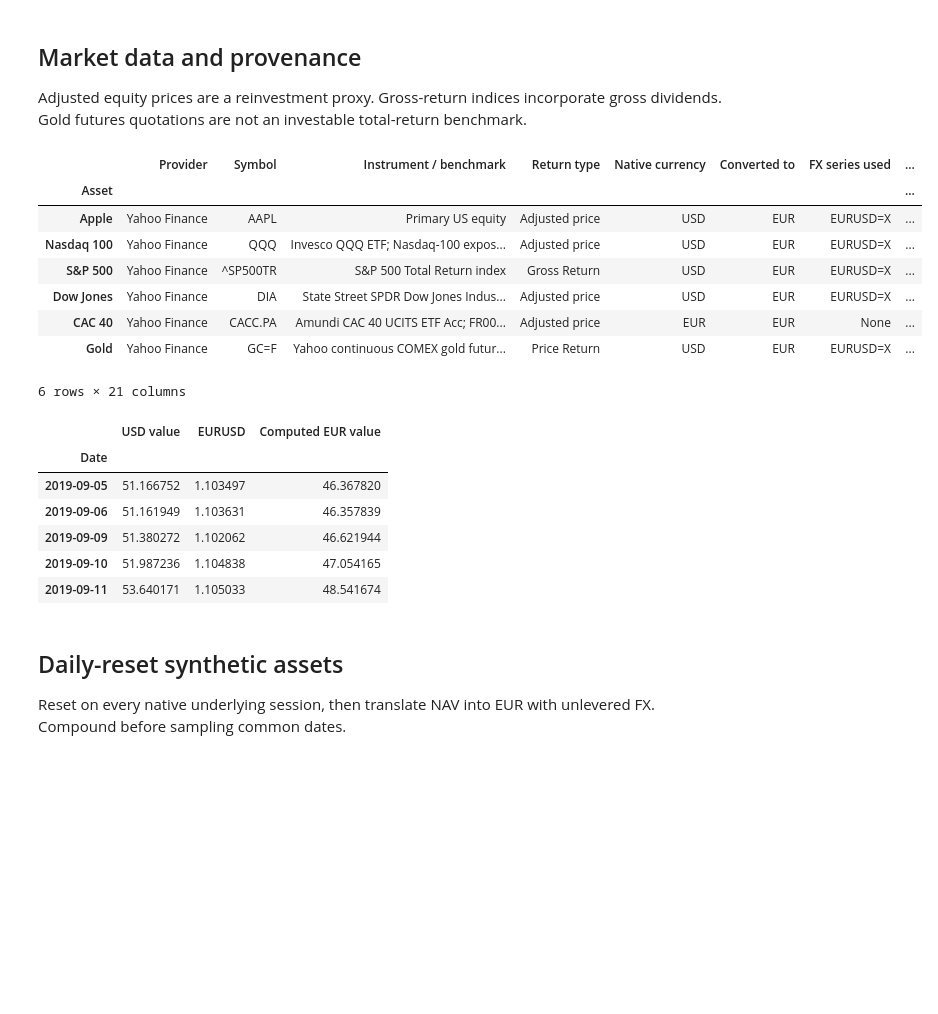
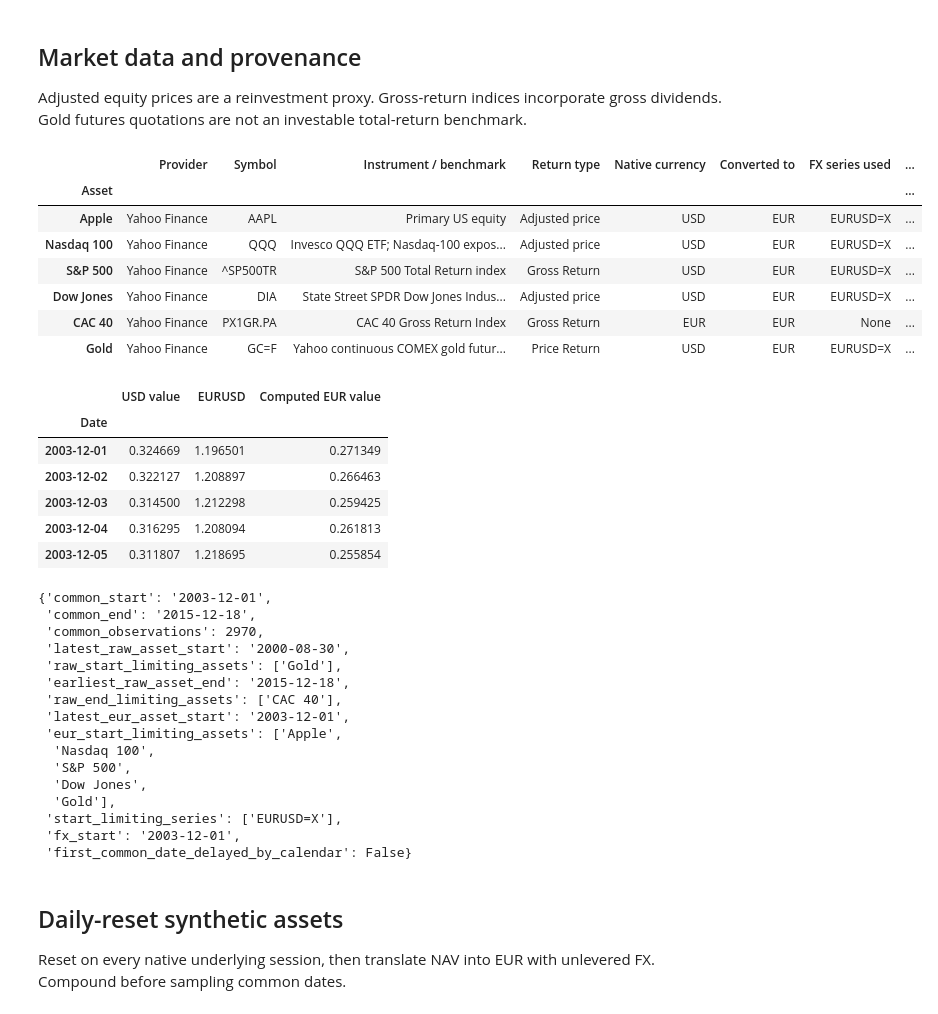
Before and after one commit to LesQuatreY/portfolio-optimization, a Jupyter notebook: outputs/portfolio_analysis.executed.ipynb, the cells around one changed output. Drawn from its saved outputs; the diff is of its cells as text; code cells hidden in the pictures; blank space fills up the shorter version.

```diff
--- a/outputs/portfolio_analysis.executed.ipynb
+++ b/outputs/portfolio_analysis.executed.ipynb
@@ -24,24 +88,40 @@ Adjusted equity prices are a reinvestment proxy. Gross-return indices incorporat
 # %%
 data = load_market_data(config)
 display(data.provenance)
 display(data.fx_sample)
+display(study_coverage(data, config))
 # %% [output]
 |  | Provider | Symbol | Instrument / benchmark | Return type | Native currency | Converted to | FX series used | ... |
 | Asset |  |  |  |  |  |  |  | ... |
 | Apple | Yahoo Finance | AAPL | Primary US equity | Adjusted price | USD | EUR | EURUSD=X | ... |
 | Nasdaq 100 | Yahoo Finance | QQQ | Invesco QQQ ETF; Nasdaq-100 expos... | Adjusted price | USD | EUR | EURUSD=X | ... |
 | S&P 500 | Yahoo Finance | ^SP500TR | S&P 500 Total Return index | Gross Return | USD | EUR | EURUSD=X | ... |
 | Dow Jones | Yahoo Finance | DIA | State Street SPDR Dow Jones Indus... | Adjusted price | USD | EUR | EURUSD=X | ... |
-| CAC 40 | Yahoo Finance | CACC.PA | Amundi CAC 40 UCITS ETF Acc; FR00... | Adjusted price | EUR | EUR | None | ... |
+| CAC 40 | Yahoo Finance | PX1GR.PA | CAC 40 Gross Return Index | Gross Return | EUR | EUR | None | ... |
 | Gold | Yahoo Finance | GC=F | Yahoo continuous COMEX gold futur... | Price Return | USD | EUR | EURUSD=X | ... |
+|  | USD value | EURUSD | Computed EUR value |
+| Date |  |  |  |
+| 2003-12-01 | 0.324669 | 1.196501 | 0.271349 |
+| 2003-12-02 | 0.322127 | 1.208897 | 0.266463 |
+| 2003-12-03 | 0.314500 | 1.212298 | 0.259425 |
+| 2003-12-04 | 0.316295 | 1.208094 | 0.261813 |
+| 2003-12-05 | 0.311807 | 1.218695 | 0.255854 |
-6 rows × 21 columns
+{'common_start': '2003-12-01',
+ 'common_end': '2015-12-18',
+ 'common_observations': 2970,
+ 'latest_raw_asset_start': '2000-08-30',
+ 'raw_start_limiting_assets': ['Gold'],
+ 'earliest_raw_asset_end': '2015-12-18',
+ 'raw_end_limiting_assets': ['CAC 40'],
+ 'latest_eur_asset_start': '2003-12-01',
+ 'eur_start_limiting_assets': ['Apple',
+  'Nasdaq 100',
+  'S&P 500',
+  'Dow Jones',
+  'Gold'],
+ 'start_limiting_series': ['EURUSD=X'],
+ 'fx_start': '2003-12-01',
+ 'first_common_date_delayed_by_calendar': False}
-|  | USD value | EURUSD | Computed EUR value |
-| Date |  |  |  |
-| 2019-09-05 | 51.166752 | 1.103497 | 46.367820 |
-| 2019-09-06 | 51.161949 | 1.103631 | 46.357839 |
-| 2019-09-09 | 51.380272 | 1.102062 | 46.621944 |
-| 2019-09-10 | 51.987236 | 1.104838 | 47.054165 |
-| 2019-09-11 | 53.640171 | 1.105033 | 48.541674 |
 # %% [markdown]
 ## Daily-reset synthetic assets
 
```
Also changed, not shown: parts of 7 cells of this notebook, 34 other files.
